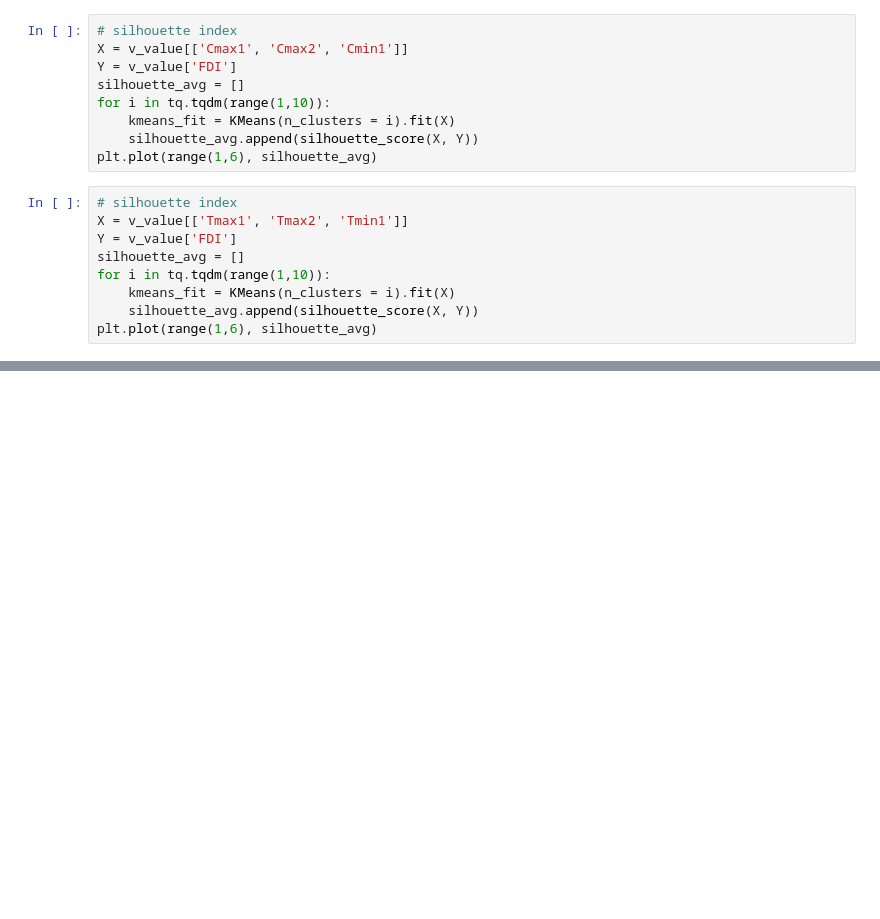
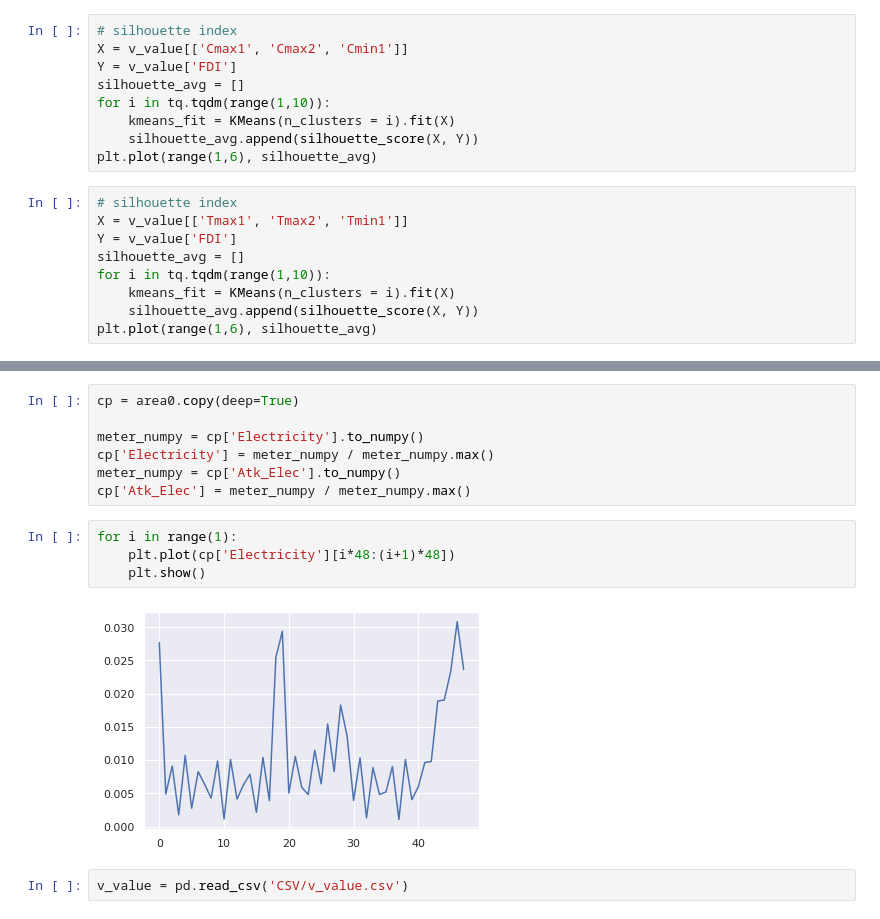
Before and after one commit to BOBO-LU/Non-Technical-Loss, a Jupyter notebook: eda_v_value.ipynb, the cells around one changed output, grey strips where cells are left out. Cells and saved outputs as stored; diff of their text form; blank space fills up the shorter version.

```diff
--- a/eda_v_value.ipynb
+++ b/eda_v_value.ipynb
@@ -152,0 +209,15 @@ plt.plot(range(1,6), silhouette_avg)
+# %%
+cp = area0.copy(deep=True)
+
+meter_numpy = cp['Electricity'].to_numpy()
+cp['Electricity'] = meter_numpy / meter_numpy.max()
+meter_numpy = cp['Atk_Elec'].to_numpy()
+cp['Atk_Elec'] = meter_numpy / meter_numpy.max()
+# %%
+for i in range(1):
+    plt.plot(cp['Electricity'][i*48:(i+1)*48])
+    plt.show()
+# %% [output]
+[figure, added]
+# %%
+v_value = pd.read_csv('CSV/v_value.csv')
```
Also changed, not shown: parts of 15 cells of this notebook, 1 other file.
